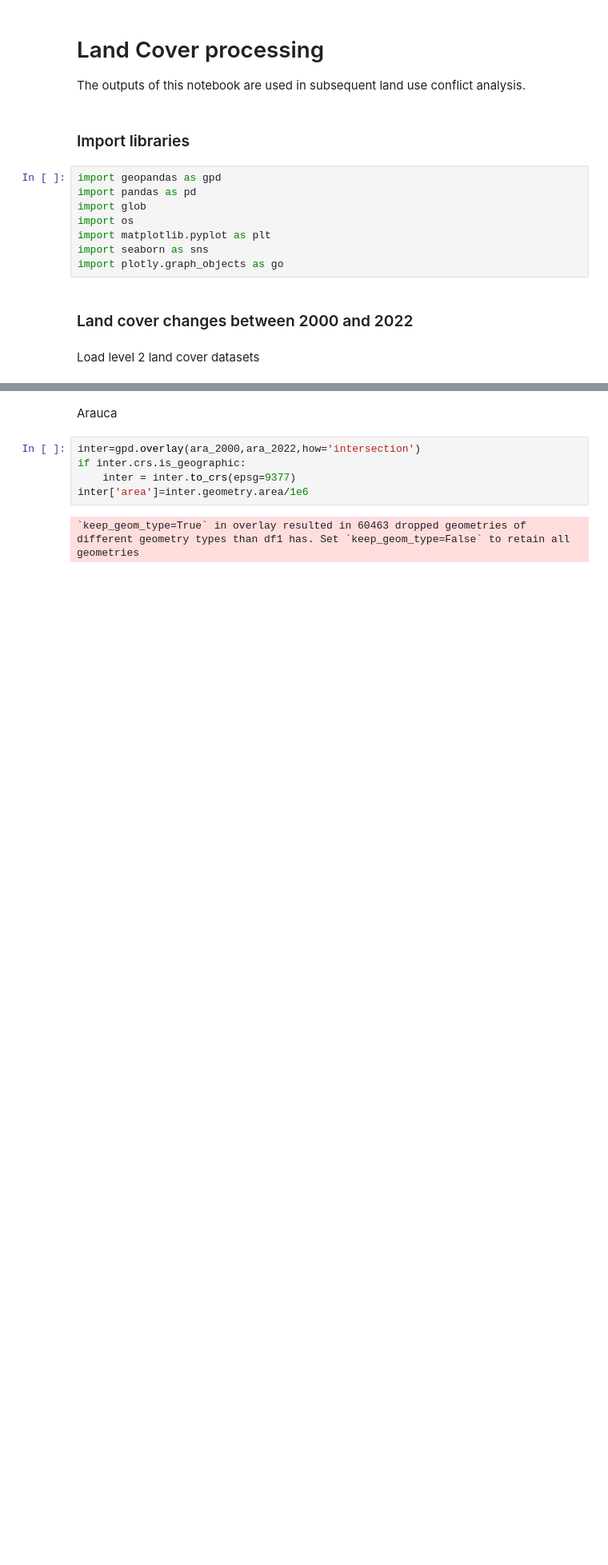
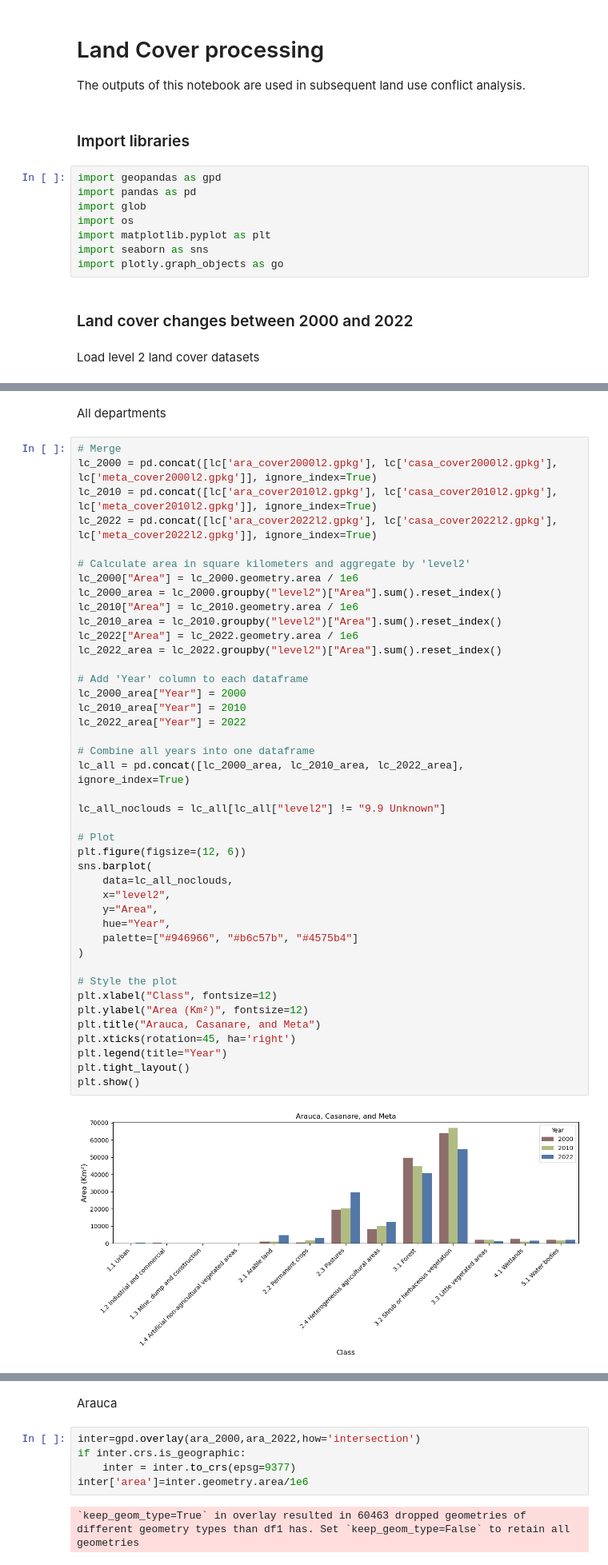
Before and after one commit to aliciaarevalor/landconflict-ori, a Jupyter notebook: landcover.ipynb, the cells around one changed output, grey strips where cells are left out. Shown at 80% size. Saved outputs shown, nothing was run; the diff lists cells and outputs as text; blank space fills up the shorter version.

```diff
--- a/landcover.ipynb
+++ b/landcover.ipynb
@@ -146,3 +147,49 @@ plt.tight_layout()
 plt.show()
 # %% [output]
 [figure]
+# %% [markdown]
+All departments
+# %%
+# Merge
+lc_2000 = pd.concat([lc['ara_cover2000l2.gpkg'], lc['casa_cover2000l2.gpkg'], lc['meta_cover2000l2.gpkg']], ignore_index=True)
+lc_2010 = pd.concat([lc['ara_cover2010l2.gpkg'], lc['casa_cover2010l2.gpkg'], lc['meta_cover2010l2.gpkg']], ignore_index=True)
+lc_2022 = pd.concat([lc['ara_cover2022l2.gpkg'], lc['casa_cover2022l2.gpkg'], lc['meta_cover2022l2.gpkg']], ignore_index=True)
+
+# Calculate area in square kilometers and aggregate by 'level2'
+lc_2000["Area"] = lc_2000.geometry.area / 1e6
+lc_2000_area = lc_2000.groupby("level2")["Area"].sum().reset_index()
+lc_2010["Area"] = lc_2010.geometry.area / 1e6
+lc_2010_area = lc_2010.groupby("level2")["Area"].sum().reset_index()
+lc_2022["Area"] = lc_2022.geometry.area / 1e6
+lc_2022_area = lc_2022.groupby("level2")["Area"].sum().reset_index()
+
+# Add 'Year' column to each dataframe
+lc_2000_area["Year"] = 2000
+lc_2010_area["Year"] = 2010
+lc_2022_area["Year"] = 2022
+
+# Combine all years into one dataframe
+lc_all = pd.concat([lc_2000_area, lc_2010_area, lc_2022_area], ignore_index=True)
+
+lc_all_noclouds = lc_all[lc_all["level2"] != "9.9 Unknown"]
+
+# Plot
+plt.figure(figsize=(12, 6))
+sns.barplot(
+    data=lc_all_noclouds,
+    x="level2",
+    y="Area",
+    hue="Year",
+    palette=["#946966", "#b6c57b", "#4575b4"]
+)
+
+# Style the plot
+plt.xlabel("Class", fontsize=12)
+plt.ylabel("Area (Km²)", fontsize=12)
+plt.title("Arauca, Casanare, and Meta")
+plt.xticks(rotation=45, ha='right')
+plt.legend(title="Year")
+plt.tight_layout()
+plt.show()
+# %% [output]
+[figure, added]
```
Also changed, not shown: parts of 40 cells of this notebook.
